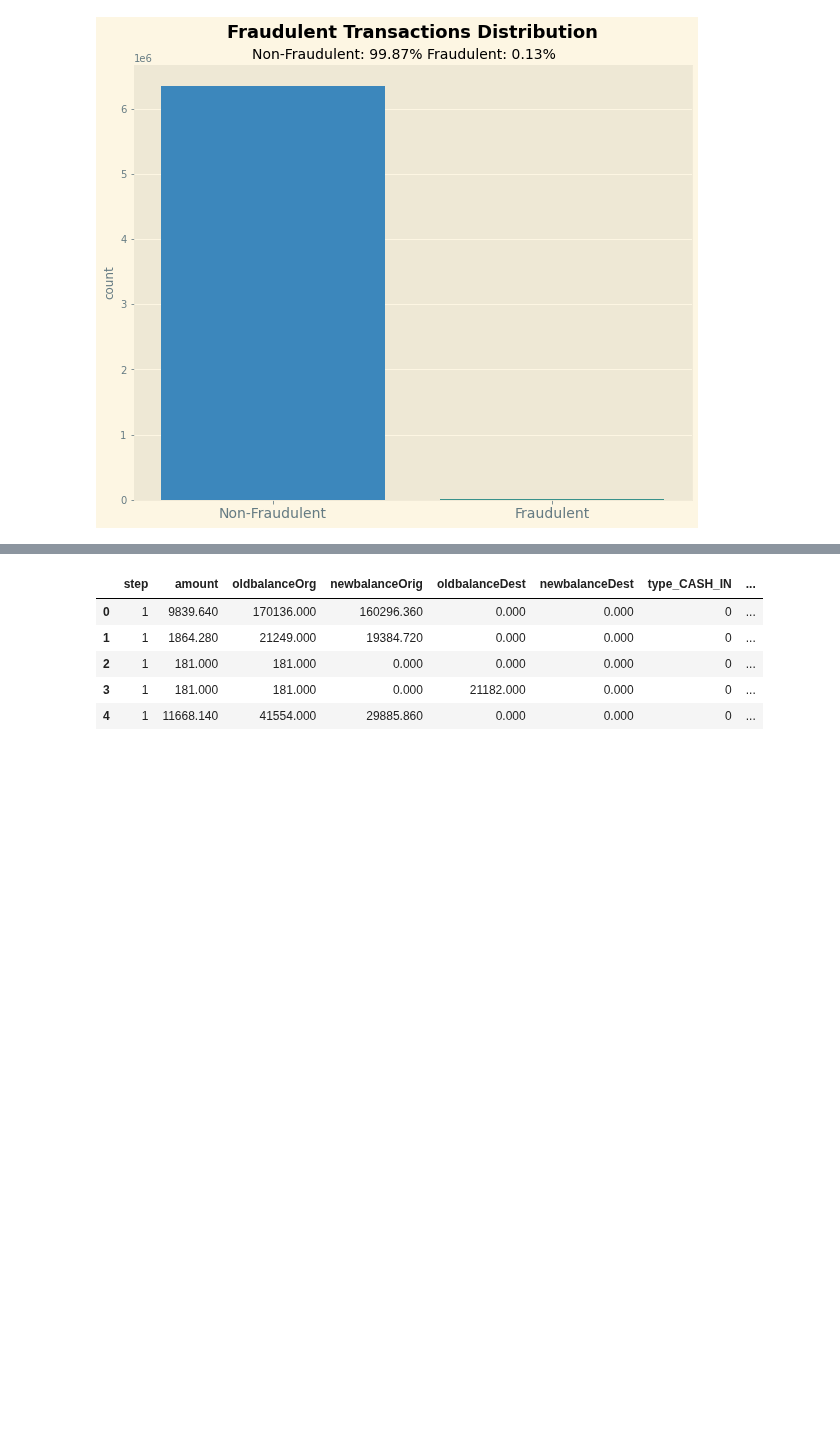
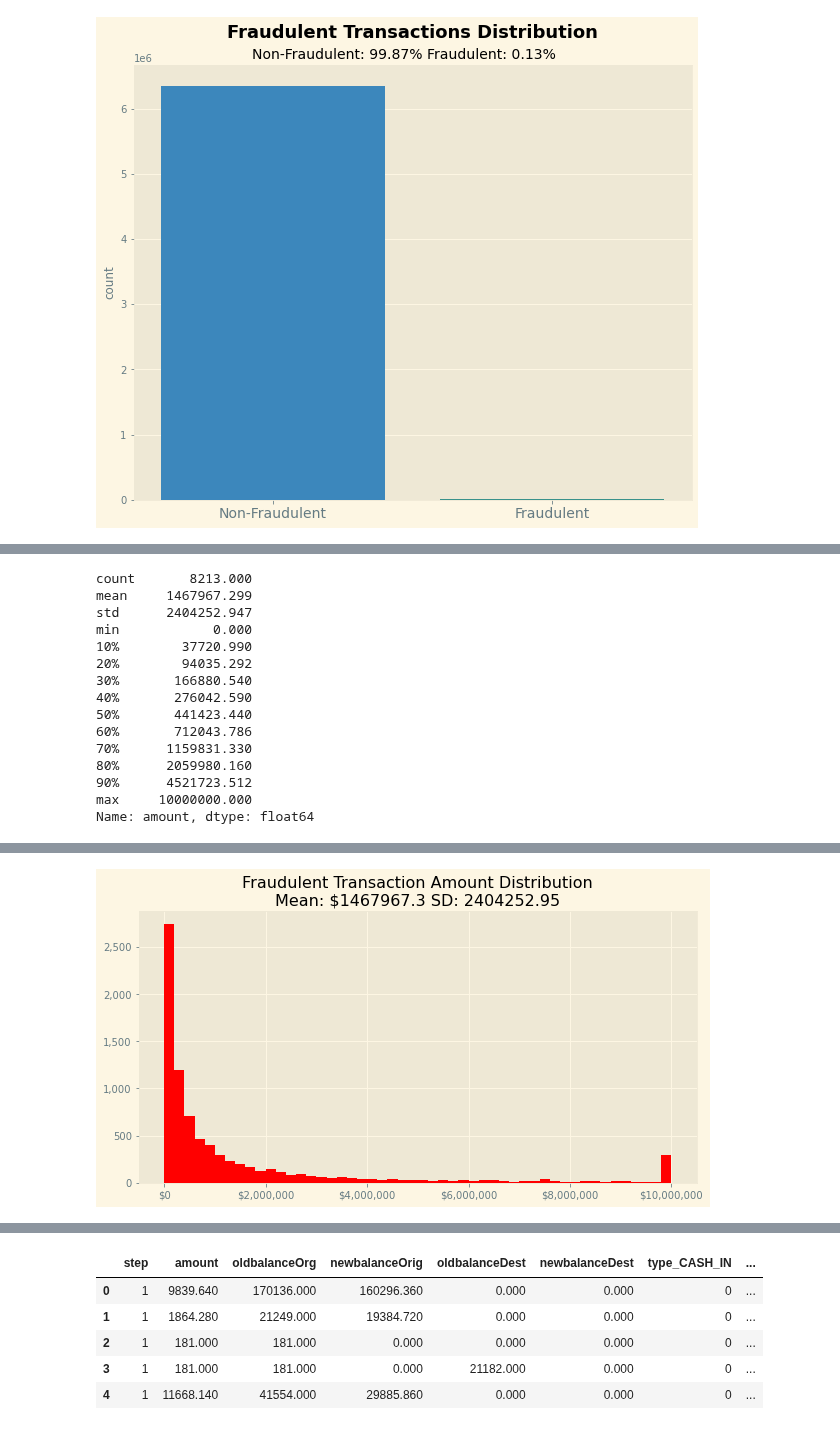
Before and after one commit to KishenSharma6/CreditFraudAnalysis, a Jupyter notebook: notebooks/Exploratory Data Analysis/05282021_EDA.ipynb, the cells around one changed output, grey strips where cells are left out. Cells and saved outputs as stored; diff of their text form; code cells hidden in the pictures; blank space fills up the shorter version.

```diff
--- a/notebooks/Exploratory Data Analysis/05282021_EDA.ipynb
+++ b/notebooks/Exploratory Data Analysis/05282021_EDA.ipynb
@@ -172,0 +153,33 @@ Correlation Matrix
+# %%
+FraudPercentiles= df.loc[df['isFraud']==True, 'amount'].describe(percentiles= percentiles)
+display(FraudPercentiles)
+
+#Create plot
+f, ax= plt.subplots(figsize= (10,5))
+df.loc[df['isFraud']==True, 'amount'].hist(bins= 50, ax= ax, color='red')
+
+#Set aesthetics
+ax.set_title('Fraudulent Transaction Amount Distribution\nMean: $%s SD: %s' %
+             (round(FraudPercentiles['mean'],2), round(FraudPercentiles['std'],2)))
+ax.ticklabel_format(useOffset=False, style='plain')
+ax.set_xticklabels(['${:,}'.format(int(x)) for x in ax.get_xticks().tolist()])
+ax.set_yticklabels(['{:,}'.format(int(x)) for x in ax.get_yticks().tolist()]);
+
+#Save plot
+save_plot(ax, config['paths']['figures'], 'fraudTransactionAmountDistribution.png')
+# %% [output]
+count       8213.000
+mean     1467967.299
+std      2404252.947
+min            0.000
+10%        37720.990
+20%        94035.292
+30%       166880.540
+40%       276042.590
+50%       441423.440
+60%       712043.786
+70%      1159831.330
+80%      2059980.160
+90%      4521723.512
+max     10000000.000
+Name: amount, dtype: float64
@@ -172,0 +187 @@ Correlation Matrix
+[figure, added]
```
Also changed, not shown: parts of 9 cells of this notebook.
